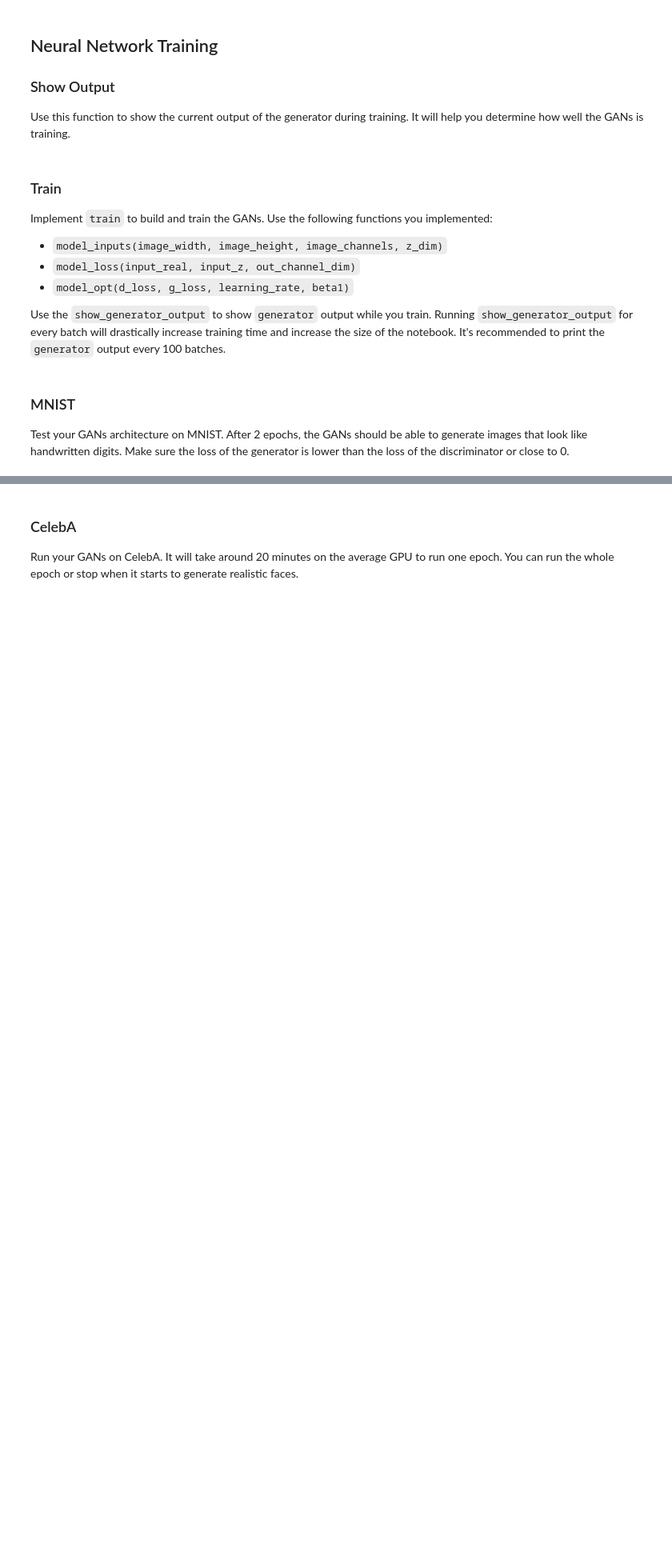
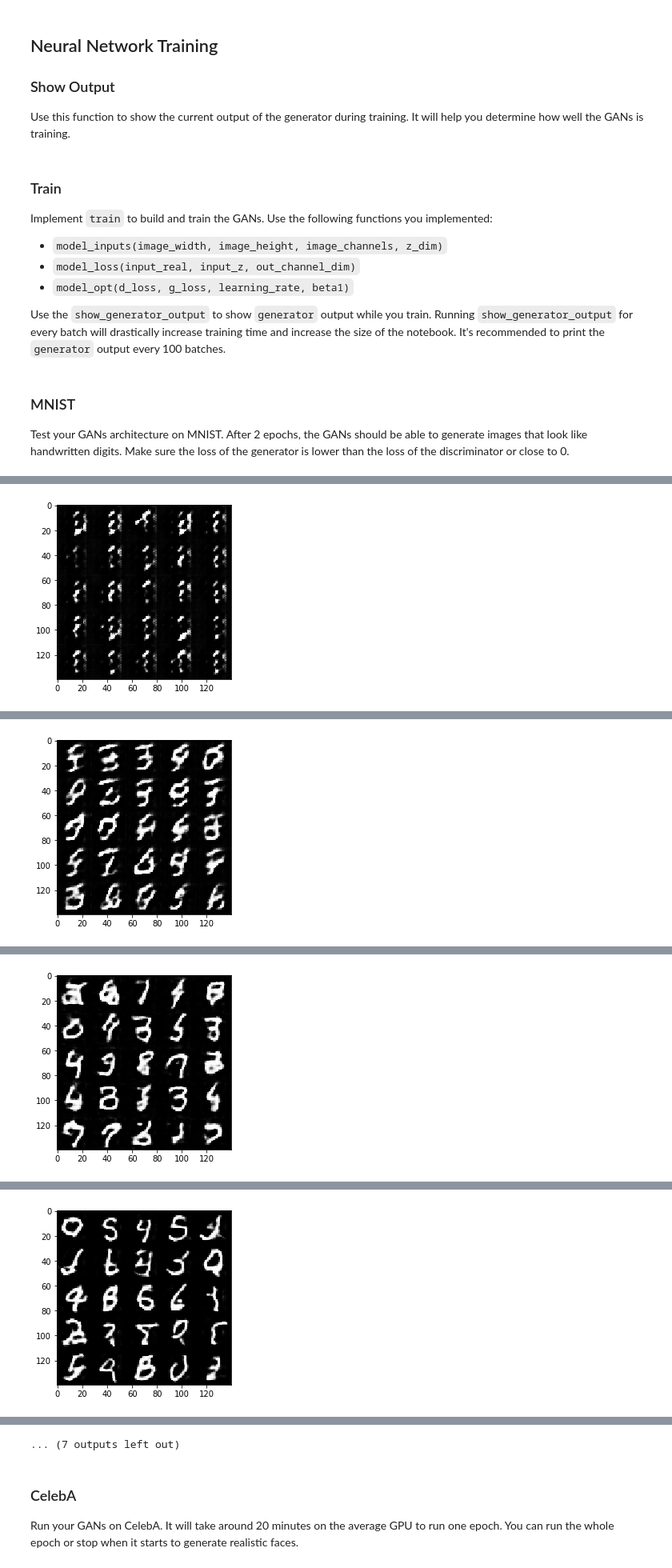
Before and after one commit to gabyrh77/deep_learning_p5, a Jupyter notebook: dlnd_face_generation.ipynb, the cells around one changed output, grey strips where cells are left out. Shown at 80% size. Drawn from its saved outputs; the diff is of its cells as text; code cells hidden in the pictures; blank space fills up the shorter version.

```diff
--- a/dlnd_face_generation.ipynb
+++ b/dlnd_face_generation.ipynb
@@ -190,17 +185,16 @@ Implement `generator` to generate an image using `z`. This function should be ab
 def generator(z, out_channel_dim, is_train=True, alpha=0.1):
     conv_depth = 1024
     kernel = 3
-    drop_rate = 0.25
+    drop_rate = 0.4
 
     with tf.variable_scope("generator", reuse=not is_train):
         x1 = tf.layers.dense(z, 3*3*conv_depth,
-                             activation=None,
                              kernel_initializer=tf.contrib.layers.xavier_initializer())
         x1 = tf.reshape(x1, (-1, 3, 3, conv_depth))
         x1 = tf.layers.batch_normalization(x1, training=is_train)
         x1 = tf.nn.relu(x1)
         x1 = tf.layers.dropout(x1, drop_rate, training=is_train)
-        # 3x3x512
+        # 3x3x1024
 
         conv_depth = conv_depth // 2
         t_conv = tf.layers.conv2d_transpose(x1, conv_depth, kernel, 2, padding='valid',
@@ -208,7 +202,7 @@ def generator(z, out_channel_dim, is_train=True, alpha=0.1):
         t_conv = tf.layers.batch_normalization(t_conv, training=is_train)
         t_conv = tf.nn.relu(t_conv)
         t_conv = tf.layers.dropout(t_conv, drop_rate, training=is_train)
-        # 7x7x256
+        # 7x7x512
 
         conv_depth = conv_depth // 2
         t_conv2 = tf.layers.conv2d_transpose(t_conv, conv_depth, kernel, 2, padding='same',
@@ -216,7 +210,7 @@ def generator(z, out_channel_dim, is_train=True, alpha=0.1):
         t_conv2 = tf.layers.batch_normalization(t_conv2, training=is_train)
         t_conv2 = tf.nn.relu(t_conv2)
         t_conv2 = tf.layers.dropout(t_conv2, drop_rate, training=is_train)
-        # 14x14x128
+        # 14x14x256
 
         conv_depth = conv_depth // 2
         t_conv3 = tf.layers.conv2d_transpose(t_conv2, conv_depth, kernel, 1, padding='same',
@@ -224,7 +218,7 @@ def generator(z, out_channel_dim, is_train=True, alpha=0.1):
         t_conv3 = tf.layers.batch_normalization(t_conv3, training=is_train)
         t_conv3 = tf.nn.relu(t_conv3)
         t_conv3 = tf.layers.dropout(t_conv3, drop_rate, training=is_train)
-        # 14x14x64
+        # 14x14x128
 
 
         logits = tf.layers.conv2d_transpose(t_conv3, out_channel_dim, kernel, 2, padding='same',
@@ -255,7 +249,7 @@ Implement `model_loss` to build the GANs for training and calculate the loss.  T
     :return: A tuple of (discriminator loss, generator loss)
 """
 def model_loss(input_real, input_z, out_channel_dim, alpha=0.1, smooth=0.9):
-    gen_ouput = generator(input_z, out_channel_dim, alpha=alpha)
+    gen_ouput = generator(input_z, out_channel_dim)
     disc_real_output, disc_real_logits = discriminator(input_real, False, alpha=alpha)
     disc_fake_output, disc_fake_logits = discriminator(gen_ouput, True, alpha=alpha)
 
@@ -413,8 +407,8 @@ Test your GANs architecture on MNIST.  After 2 epochs, the GANs should be able t
 # %%
 batch_size = 64
 z_dim = 100
-learning_rate = 0.00002
-beta1 = 0.9
+learning_rate = 0.0002
+beta1 = 0.6
 
 
 """
@@ -431,0 +442 @@ Step 1... Epoch 1/2... Discriminator Loss: 1.6055... Generator Loss: 0.5442
+[figure, added]
@@ -431,0 +463 @@ Step 1... Epoch 1/2... Discriminator Loss: 1.6055... Generator Loss: 0.5442
+[figure, added]
@@ -431,0 +484 @@ Step 1... Epoch 1/2... Discriminator Loss: 1.6055... Generator Loss: 0.5442
+[figure, added]
@@ -431,0 +505 @@ Step 1... Epoch 1/2... Discriminator Loss: 1.6055... Generator Loss: 0.5442
+[figure, added]
@@ -432,3 +548,4 @@ Step 1... Epoch 1/2... Discriminator Loss: 1.6055... Generator Loss: 0.5442
+... (7 outputs left out)
 # %% [markdown]
 ### CelebA
 Run your GANs on CelebA.  It will take around 20 minutes on the average GPU to run one epoch.  You can run the whole epoch or stop when it starts to generate realistic faces.
```
Also changed, not shown: parts of 4 cells of this notebook, 1 other file.
